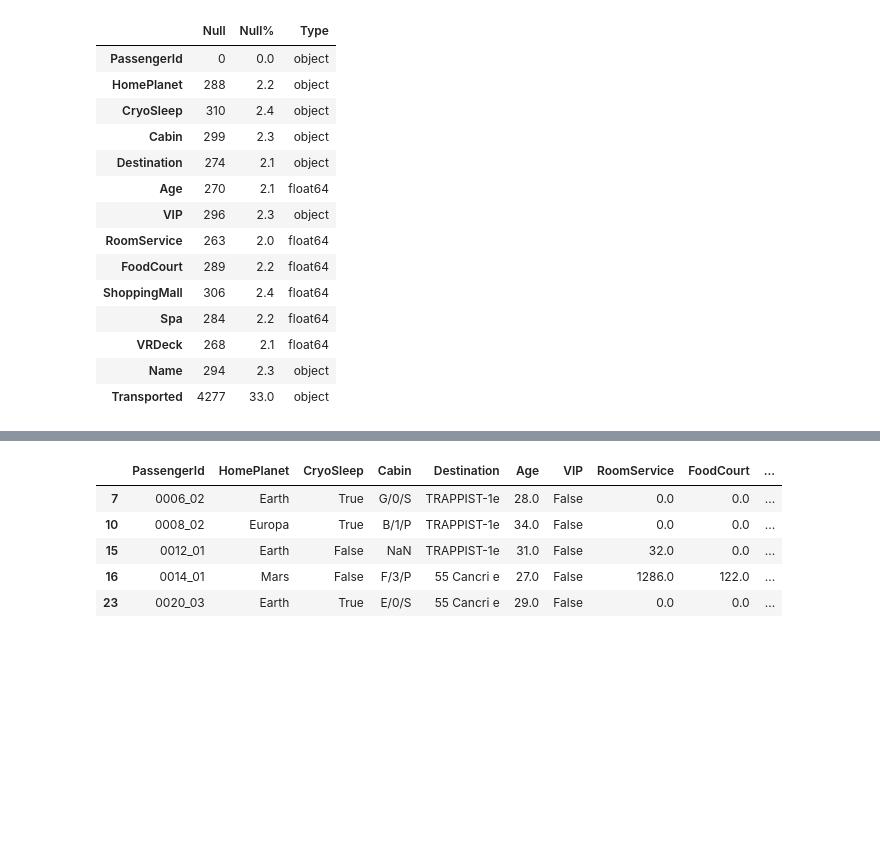
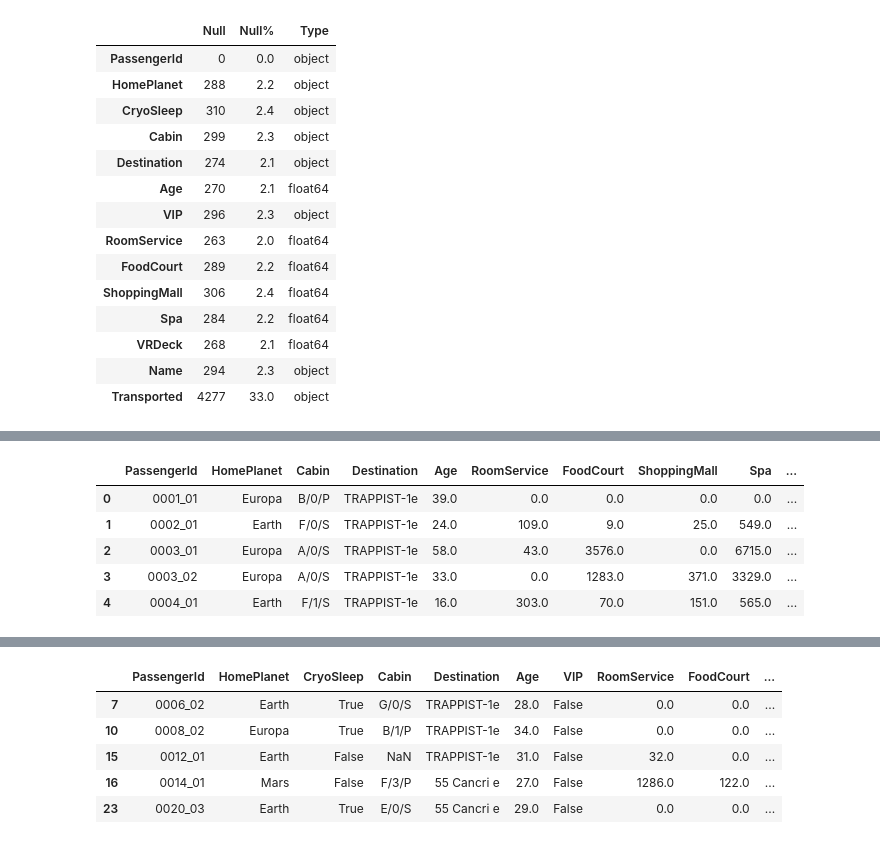
Before and after one commit to JMViJi/Spaceship-Titanic-Kaggle-Competition, a Jupyter notebook: spaceship-titanic.ipynb, the cells around one changed output, grey strips where cells are left out. Saved outputs shown, nothing was run; the diff lists cells and outputs as text; code cells hidden in the pictures; blank space fills up the shorter version.

```diff
--- a/spaceship-titanic.ipynb
+++ b/spaceship-titanic.ipynb
@@ -64,0 +183,19 @@ X_info
+# %%
+#One hot encoding for columns CryoSleep, VIP and Transported
+
+ohe_VIP = pd.get_dummies(X_train['VIP'], prefix='VIP').astype(bool).astype(int)
+ohe_CryoSleep = pd.get_dummies(X_train['CryoSleep'], prefix='CryoSleep').astype(bool).astype(int)
+
+
+
+X_train.drop('VIP', axis=1, inplace=True)
+X_train.drop('CryoSleep', axis=1, inplace=True)
+X_train = pd.concat([X_train, ohe_VIP, ohe_CryoSleep], axis=1)
+X_train.head()
+# %% [output]
+|  | PassengerId | HomePlanet | Cabin | Destination | Age | RoomService | FoodCourt | ShoppingMall | Spa | ... |
+| 0 | 0001_01 | Europa | B/0/P | TRAPPIST-1e | 39.0 | 0.0 | 0.0 | 0.0 | 0.0 | ... |
+| 1 | 0002_01 | Earth | F/0/S | TRAPPIST-1e | 24.0 | 109.0 | 9.0 | 25.0 | 549.0 | ... |
+| 2 | 0003_01 | Europa | A/0/S | TRAPPIST-1e | 58.0 | 43.0 | 3576.0 | 0.0 | 6715.0 | ... |
+| 3 | 0003_02 | Europa | A/0/S | TRAPPIST-1e | 33.0 | 0.0 | 1283.0 | 371.0 | 3329.0 | ... |
+| 4 | 0004_01 | Earth | F/1/S | TRAPPIST-1e | 16.0 | 303.0 | 70.0 | 151.0 | 565.0 | ... |
```
Also changed, not shown: parts of 23 cells of this notebook.
